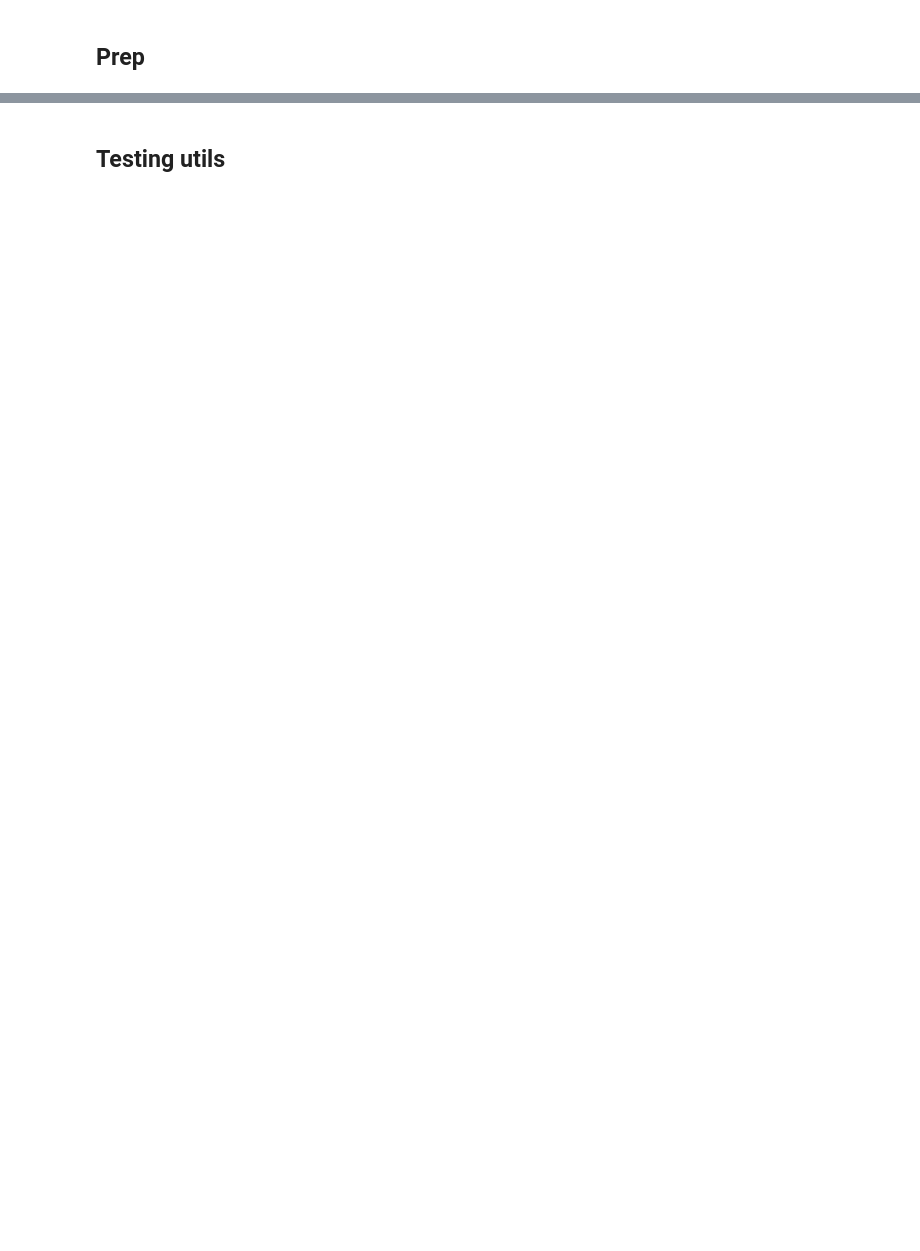
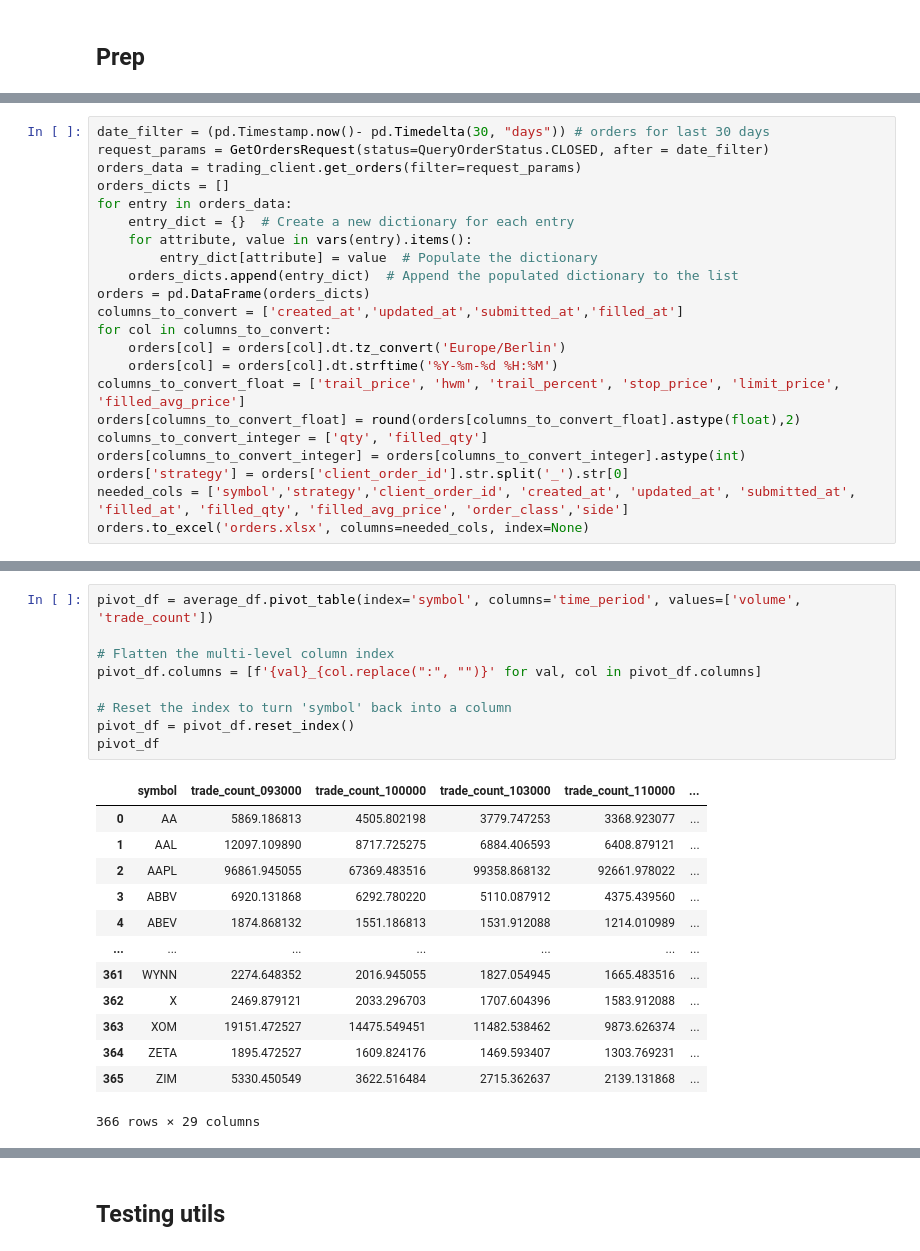
Before and after one commit to alexanu/alpaca_snippets, a Jupyter notebook: alpaca_plays.ipynb, the cells around one changed output, grey strips where cells are left out. Drawn from its saved outputs; the diff is of its cells as text; blank space fills up the shorter version.

```diff
--- a/alpaca_plays.ipynb
+++ b/alpaca_plays.ipynb
@@ -12,0 +39,22 @@ alpaca = utils_for_alpaca.MyAlpaca(os.environ['ALPACA_API_KEY_PAPER'],os.environ
+# %%
+date_filter = (pd.Timestamp.now()- pd.Timedelta(30, "days")) # orders for last 30 days
+request_params = GetOrdersRequest(status=QueryOrderStatus.CLOSED, after = date_filter)
+orders_data = trading_client.get_orders(filter=request_params)
+orders_dicts = []
+for entry in orders_data:
+    entry_dict = {}  # Create a new dictionary for each entry
+    for attribute, value in vars(entry).items():
+        entry_dict[attribute] = value  # Populate the dictionary
+    orders_dicts.append(entry_dict)  # Append the populated dictionary to the list
+orders = pd.DataFrame(orders_dicts)
+columns_to_convert = ['created_at','updated_at','submitted_at','filled_at']
+for col in columns_to_convert:
+    orders[col] = orders[col].dt.tz_convert('Europe/Berlin')
+    orders[col] = orders[col].dt.strftime('%Y-%m-%d %H:%M')
+columns_to_convert_float = ['trail_price', 'hwm', 'trail_percent', 'stop_price', 'limit_price', 'filled_avg_price']
+orders[columns_to_convert_float] = round(orders[columns_to_convert_float].astype(float),2)
+columns_to_convert_integer = ['qty', 'filled_qty']
+orders[columns_to_convert_integer] = orders[columns_to_convert_integer].astype(int)
+orders['strategy'] = orders['client_order_id'].str.split('_').str[0]
+needed_cols = ['symbol','strategy','client_order_id', 'created_at', 'updated_at', 'submitted_at', 'filled_at', 'filled_qty', 'filled_avg_price', 'order_class','side']
+orders.to_excel('orders.xlsx', columns=needed_cols, index=None)
@@ -12,0 +314,23 @@ alpaca = utils_for_alpaca.MyAlpaca(os.environ['ALPACA_API_KEY_PAPER'],os.environ
+# %%
+pivot_df = average_df.pivot_table(index='symbol', columns='time_period', values=['volume', 'trade_count'])
+
+# Flatten the multi-level column index
+pivot_df.columns = [f'{val}_{col.replace(":", "")}' for val, col in pivot_df.columns]
+
+# Reset the index to turn 'symbol' back into a column
+pivot_df = pivot_df.reset_index()
+pivot_df
+# %% [output]
+|  | symbol | trade_count_093000 | trade_count_100000 | trade_count_103000 | trade_count_110000 | ... |
+| 0 | AA | 5869.186813 | 4505.802198 | 3779.747253 | 3368.923077 | ... |
+| 1 | AAL | 12097.109890 | 8717.725275 | 6884.406593 | 6408.879121 | ... |
+| 2 | AAPL | 96861.945055 | 67369.483516 | 99358.868132 | 92661.978022 | ... |
+| 3 | ABBV | 6920.131868 | 6292.780220 | 5110.087912 | 4375.439560 | ... |
+| 4 | ABEV | 1874.868132 | 1551.186813 | 1531.912088 | 1214.010989 | ... |
+| ... | ... | ... | ... | ... | ... | ... |
+| 361 | WYNN | 2274.648352 | 2016.945055 | 1827.054945 | 1665.483516 | ... |
+| 362 | X | 2469.879121 | 2033.296703 | 1707.604396 | 1583.912088 | ... |
+| 363 | XOM | 19151.472527 | 14475.549451 | 11482.538462 | 9873.626374 | ... |
+| 364 | ZETA | 1895.472527 | 1609.824176 | 1469.593407 | 1303.769231 | ... |
+| 365 | ZIM | 5330.450549 | 3622.516484 | 2715.362637 | 2139.131868 | ... |
+366 rows × 29 columns
```
Also changed, not shown: parts of 51 cells of this notebook, 10 other files.
